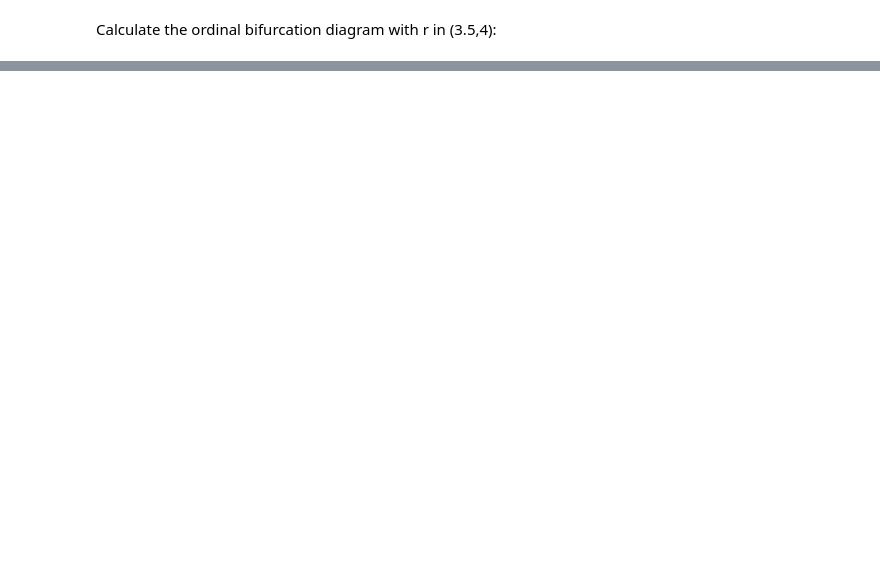
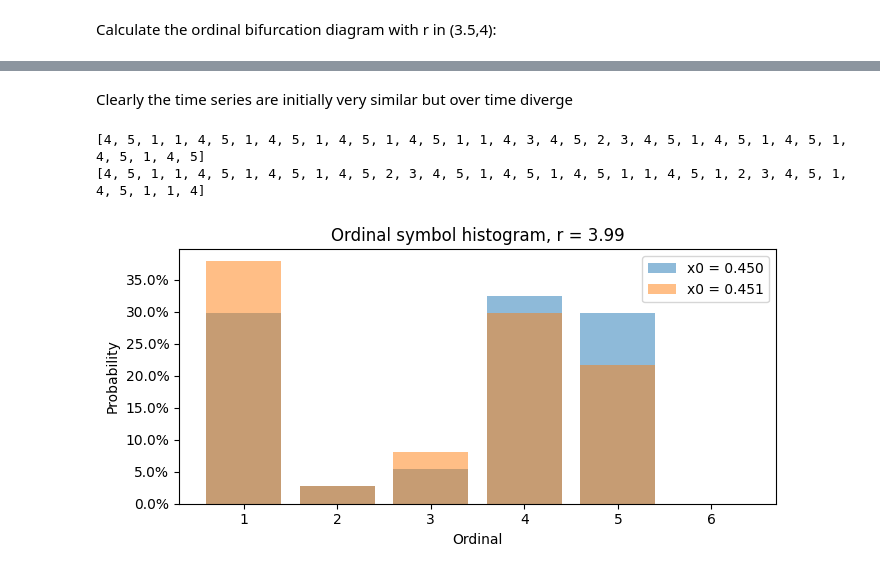
Before and after one commit to IsakEd/NLTSA, a Jupyter notebook: exercise1.ipynb, the cells around one changed output, grey strips where cells are left out. Saved outputs shown, nothing was run; the diff lists cells and outputs as text; code cells hidden in the pictures; blank space fills up the shorter version.

```diff
--- a/exercise1.ipynb
+++ b/exercise1.ipynb
@@ -117,0 +126,7 @@ Calculate the ordinal bifurcation diagram with r in (3.5,4):
+# %%
+def logistic_map(r: float, x0: float, depth: int) -> list:
+    ser = [x0]*depth
+    for xi in range (depth-1):
+        ser[xi+1] = r*ser[xi]*(1-ser[xi]) #Logistic map formula
+
+    return ser
@@ -117,0 +137,11 @@ Calculate the ordinal bifurcation diagram with r in (3.5,4):
+# %%
+trajectory_1 = logistic_map(3.99, 0.45, 40)
+trajectory_2 = logistic_map(3.99, 0.451, 40)
+
+ordinal_traj_1 = [ordinal_symbol(trajectory_1[xi:xi+3])for xi in range(len(trajectory_1)-3)]
+ordinal_traj_2 = [ordinal_symbol(trajectory_2[xi:xi+3])for xi in range(len(trajectory_2)-3)]
+
+plt.plot(trajectory_1,label="x0 = 0.45")
+plt.plot(trajectory_2, label="x0 = 0.46")
+plt.legend()
+plt.title("Logistic map initial trajectory for similar initial conditions")
@@ -117,0 +151,28 @@ Calculate the ordinal bifurcation diagram with r in (3.5,4):
+# %% [markdown]
+Clearly the time series are initially very similar but over time diverge
+# %%
+print(ordinal_traj_1)
+print(ordinal_traj_2)
+# %% [output]
+[4, 5, 1, 1, 4, 5, 1, 4, 5, 1, 4, 5, 1, 4, 5, 1, 1, 4, 3, 4, 5, 2, 3, 4, 5, 1, 4, 5, 1, 4, 5, 1, 4, 5, 1, 4, 5]
+[4, 5, 1, 1, 4, 5, 1, 4, 5, 1, 4, 5, 2, 3, 4, 5, 1, 4, 5, 1, 4, 5, 1, 1, 4, 5, 1, 2, 3, 4, 5, 1, 4, 5, 1, 1, 4]
+# %%
+counts_traj_1 = np.bincount(ordinal_traj_1, minlength=7)[1:] #removing first position because of 0-idxing
+probabilities_traj_1 = counts_traj_1 / len(ordinal_traj_1)
+
+counts_traj_2 = np.bincount(ordinal_traj_2, minlength=7)[1:] #removing first position because of 0-idxing
+probabilities_traj_2 = counts_traj_2 / len(ordinal_traj_2)
+
+plt.bar(range(1,7), probabilities_traj_1, alpha=0.5, label="x0 = 0.450")
+plt.bar(range(1,7), probabilities_traj_2, alpha=0.5, label="x0 = 0.451")
+
+plt.title(f"Ordinal symbol histogram, r = 3.99")
+plt.xlabel("Ordinal")
+plt.ylabel("Probability")
+plt.legend()
+# format the y-axis ticks as percentages
+fmt = mtick.PercentFormatter(xmax=1)
+plt.gca().yaxis.set_major_formatter(fmt)
+plt.show()
+# %% [output]
+[figure, added]
```
Also changed, not shown: parts of 16 cells of this notebook, 32 other files.
